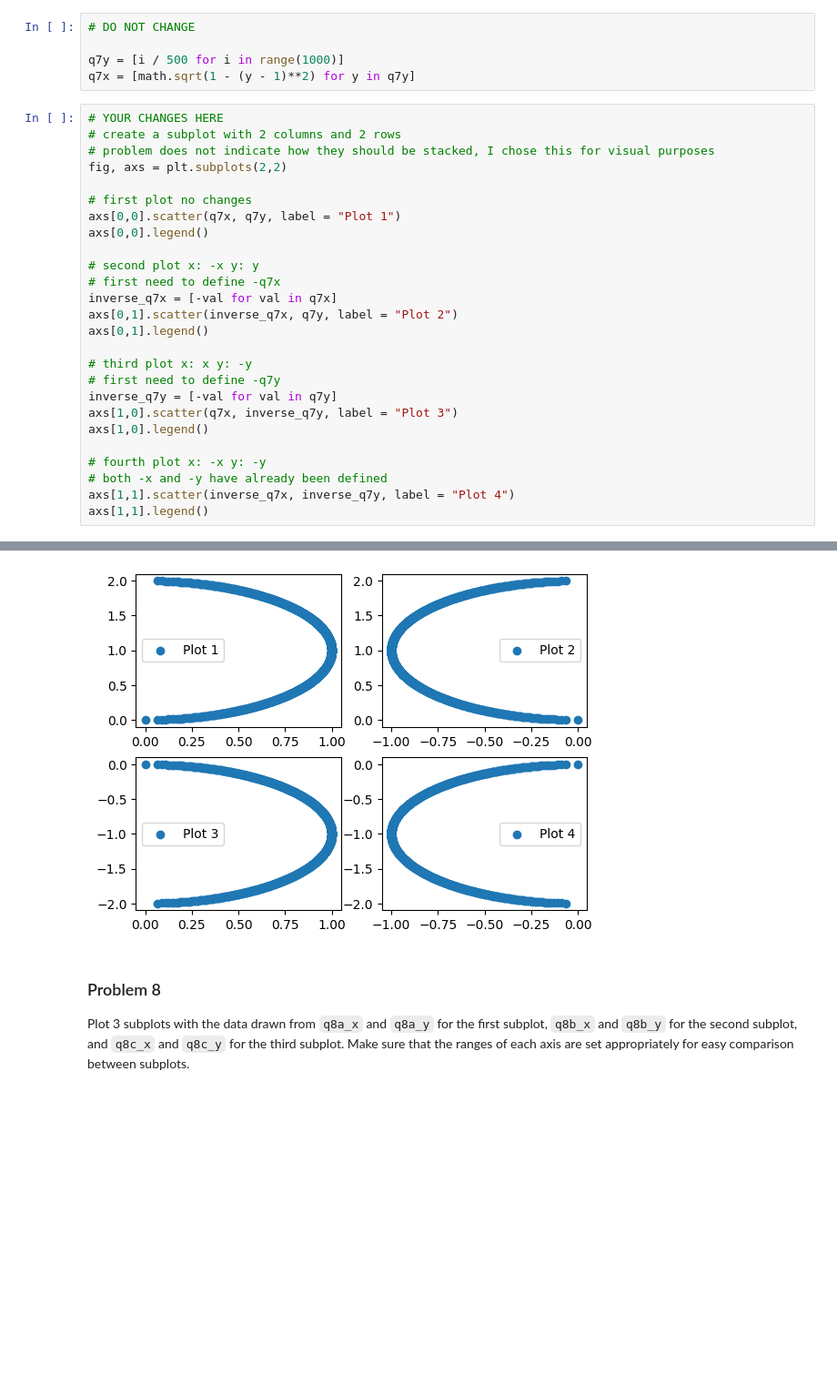
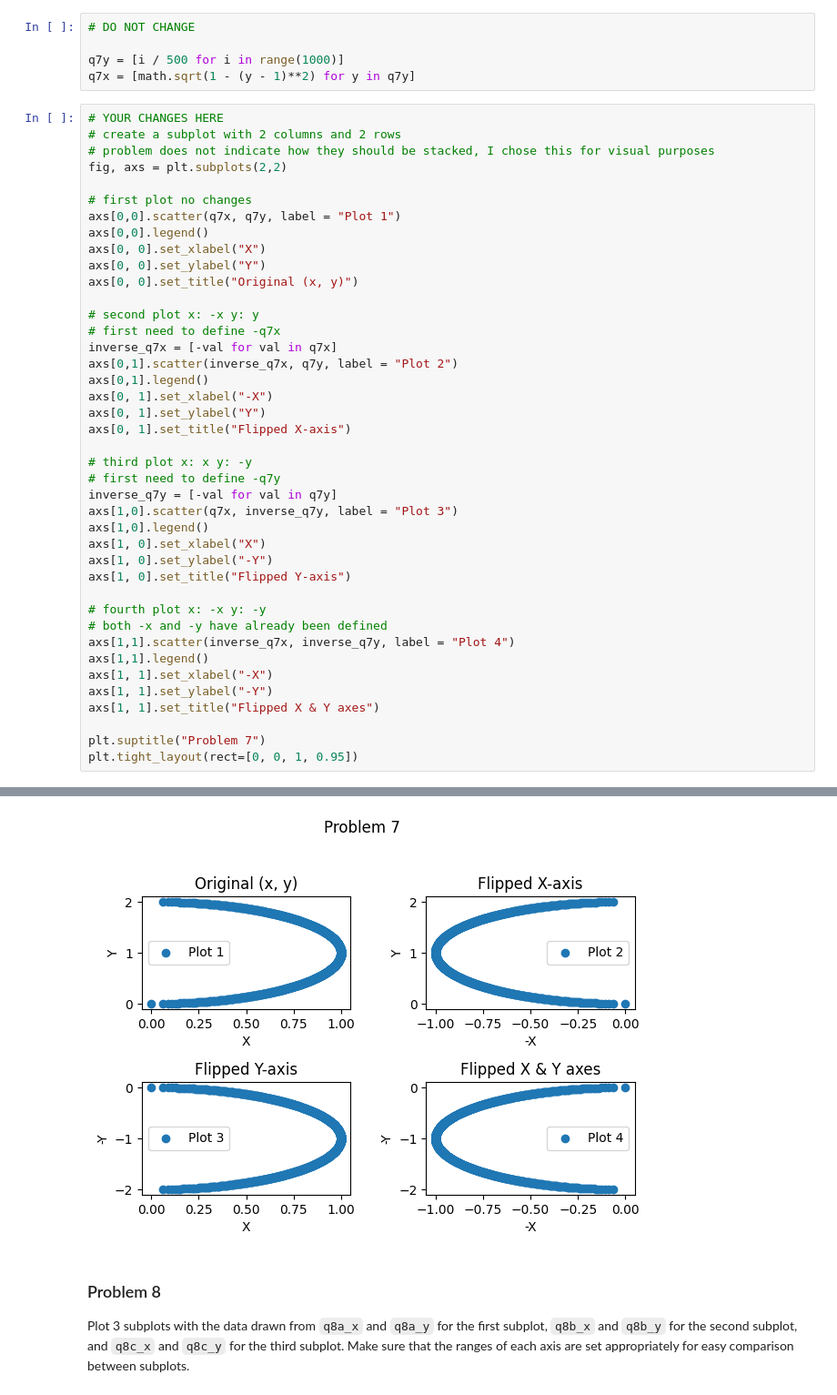
Before and after one commit to beckaa-l/dx602-homework-05, a Jupyter notebook: homework.ipynb, the cells around one changed output, grey strips where cells are left out. Shown at 91% size. Drawn from its saved outputs; the diff is of its cells as text; blank space fills up the shorter version.

```diff
--- a/homework.ipynb
+++ b/homework.ipynb
@@ -233,21 +249,36 @@ fig, axs = plt.subplots(2,2)
 # first plot no changes
 axs[0,0].scatter(q7x, q7y, label = "Plot 1")
 axs[0,0].legend()
+axs[0, 0].set_xlabel("X")
+axs[0, 0].set_ylabel("Y")
+axs[0, 0].set_title("Original (x, y)")
 
 # second plot x: -x y: y
 # first need to define -q7x
 inverse_q7x = [-val for val in q7x]
 axs[0,1].scatter(inverse_q7x, q7y, label = "Plot 2")
 axs[0,1].legend()
+axs[0, 1].set_xlabel("-X")
+axs[0, 1].set_ylabel("Y")
+axs[0, 1].set_title("Flipped X-axis")
 
 # third plot x: x y: -y
 # first need to define -q7y
 inverse_q7y = [-val for val in q7y]
 axs[1,0].scatter(q7x, inverse_q7y, label = "Plot 3")
 axs[1,0].legend()
+axs[1, 0].set_xlabel("X")
+axs[1, 0].set_ylabel("-Y")
+axs[1, 0].set_title("Flipped Y-axis")
 
 # fourth plot x: -x y: -y
 # both -x and -y have already been defined
 axs[1,1].scatter(inverse_q7x, inverse_q7y, label = "Plot 4")
 axs[1,1].legend()
+axs[1, 1].set_xlabel("-X")
+axs[1, 1].set_ylabel("-Y")
+axs[1, 1].set_title("Flipped X & Y axes")
+
+plt.suptitle("Problem 7")
+plt.tight_layout(rect=[0, 0, 1, 0.95])
 # %% [output]
@@ -255,4 +285,4 @@ axs[1,1].legend()
-[figure, old version]
+[figure, new version]
 # %% [markdown]
 ### Problem 8
 
```
Also changed, not shown: parts of 14 cells of this notebook, 1 other file.
